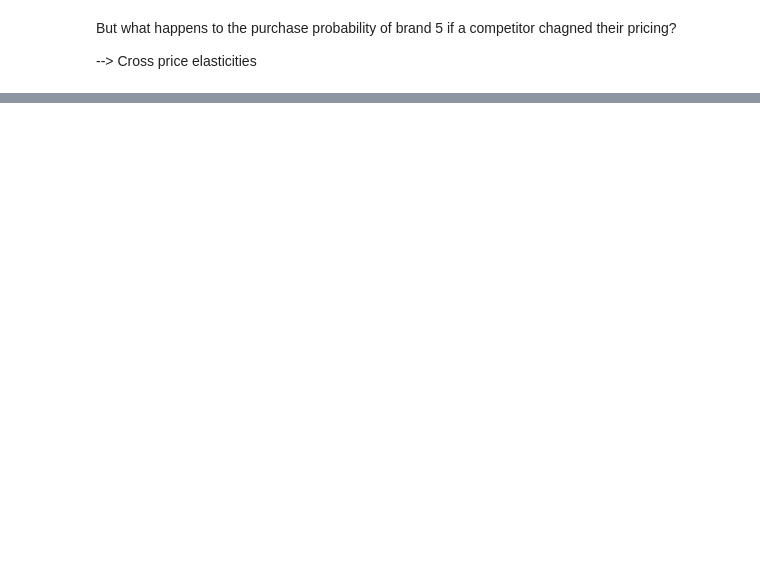
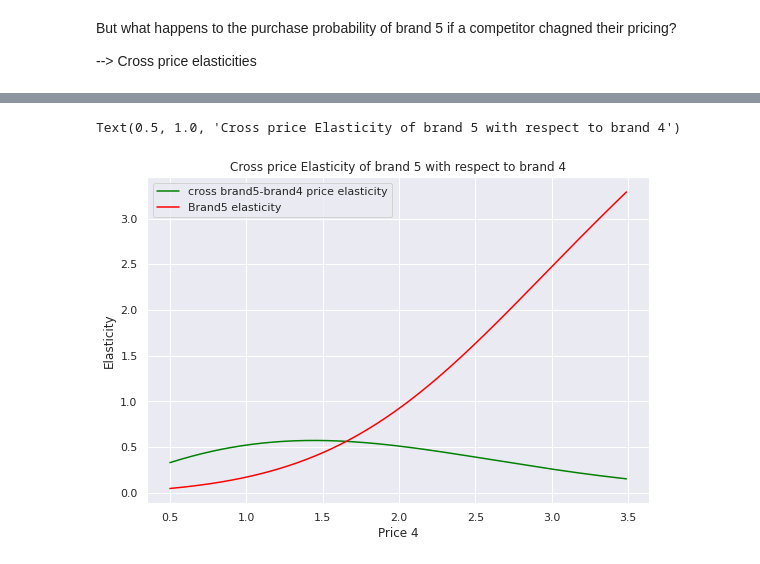
Before and after one commit to AngeloBarisano/customer_analysis_course, a Jupyter notebook: notebooks/Customer_analytics_predictive_analysis.ipynb, the cells around one changed output, grey strips where cells are left out. Cells and saved outputs as stored; diff of their text form; code cells hidden in the pictures; blank space fills up the shorter version.

Commit message:
finish brand purchase probability

```diff
--- a/notebooks/Customer_analytics_predictive_analysis.ipynb
+++ b/notebooks/Customer_analytics_predictive_analysis.ipynb
@@ -938,0 +962,3 @@ But what happens to the purchase probability of brand 5 if a competitor chagned
+# %%
+# now calculate the purchase proability
+predict_brand5_cross_brand4 = model_brand_choice.predict_proba(df_brand5_cross_brand4)
@@ -938,0 +969,6 @@ But what happens to the purchase probability of brand 5 if a competitor chagned
+# %%
+# get the probability for brand 4
+pr_brand_4 = predict_brand5_cross_brand4[:][:, 3]
+
+# then the OWN probability beta was in beta5
+beta5
@@ -938,0 +977,5 @@ But what happens to the purchase probability of brand 5 if a competitor chagned
+# %%
+brand5_cross_brand4_price_elasticity = -beta5 * price_range * pr_brand_4
+# %%
+# now add the elastictiy to the dataframe
+df_price_elasticities['Brand_5_Cross_Brand_4'] = brand5_cross_brand4_price_elasticity
@@ -938,0 +998,12 @@ But what happens to the purchase probability of brand 5 if a competitor chagned
+# %%
+# display both
+plt.figure(figsize = (9,6))
+plt.plot(price_range, brand5_cross_brand4_price_elasticity, color = 'green')
+plt.plot(price_range, np.abs(df_price_elasticities.Brand_5), color = 'red')
+plt.legend(['cross brand5-brand4 price elasticity', 'Brand5 elasticity'])
+plt.xlabel('Price 4')
+plt.ylabel('Elasticity')
+plt.title('Cross price Elasticity of brand 5 with respect to brand 4')
+# %% [output]
+Text(0.5, 1.0, 'Cross price Elasticity of brand 5 with respect to brand 4')
+[figure, added]
```
Also changed, not shown: parts of 62 cells of this notebook, 1 other file.
